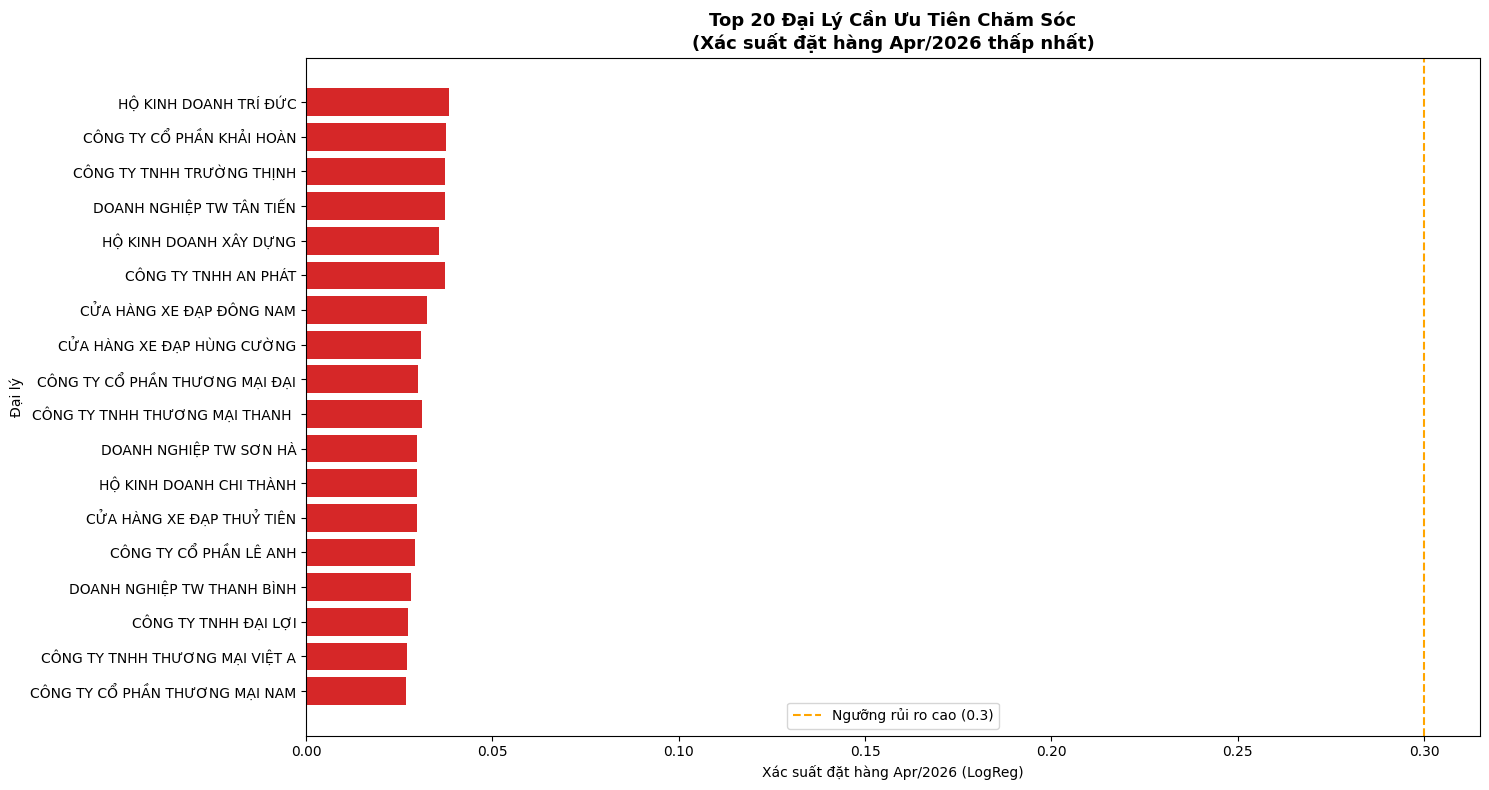
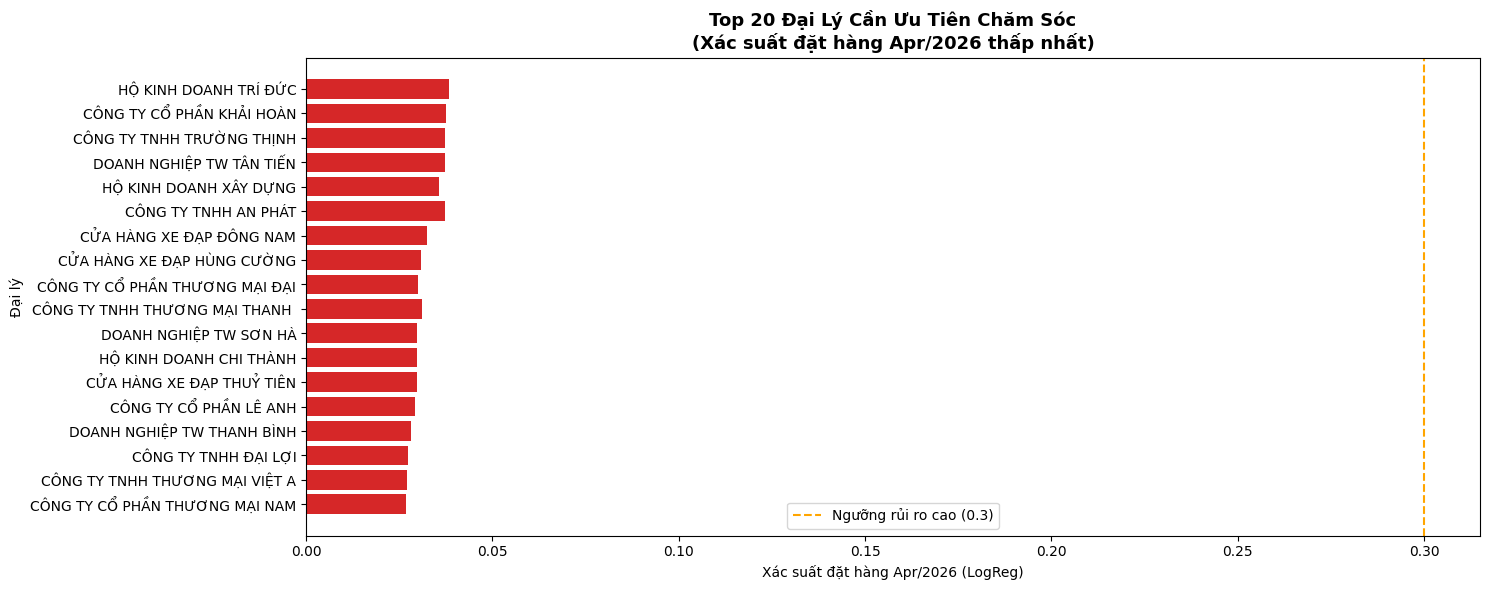
The change to this notebook cell's code, shown as a diff; its figure went from the first image to the second:
--- before
+++ after
@@ -3,5 +3,5 @@
 plot_data['short_name'] = plot_data['customer_name'].astype(str).str[:30]
 
-fig, ax = plt.subplots(figsize=(15, 8))
+fig, ax = plt.subplots(figsize=(15, 6))
 ax.barh(plot_data['short_name'], plot_data['reorder_prob_apr'], color='C3')
 ax.axvline(0.3, color='orange', linestyle='--', linewidth=1.5, label='Ngưỡng rủi ro cao (0.3)')

Commit: Rebuild 5 academic notebooks from 15 template repos Cloned all 15 repos (r01-r15), read each notebook structure, then adapted cell-by-cell without breaking template structure. Notebooks: - 00_eda.ipynb          (34 cells | r05+r13 templates | statsmodels decomp/ACF/PACF) - 01_q1_sales_forecast  (39 